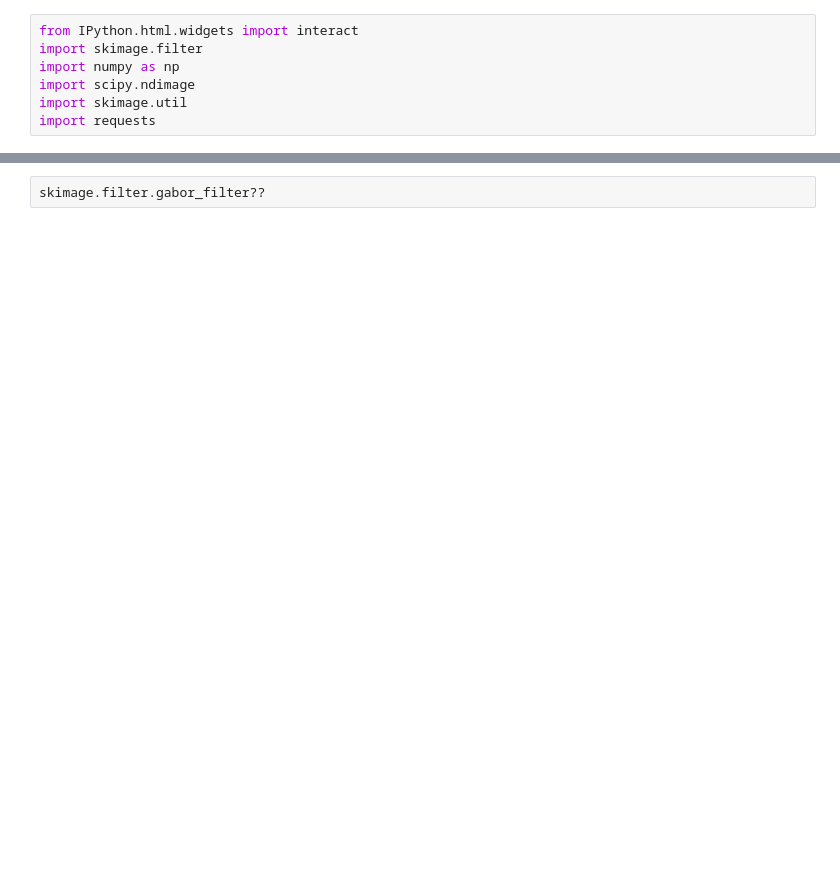
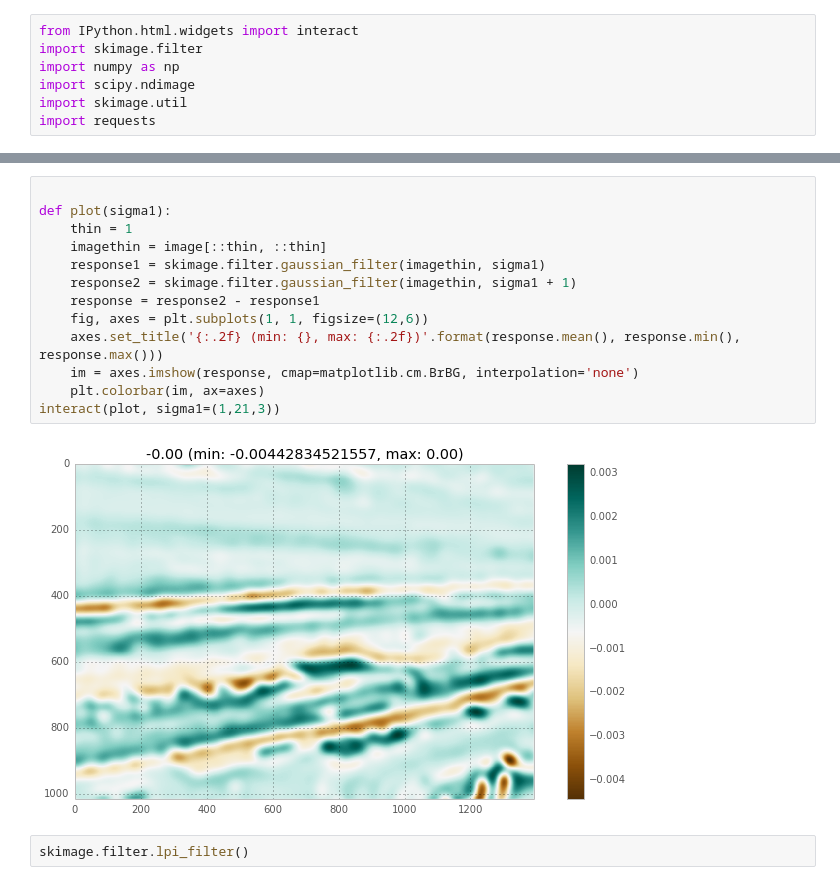
Before and after one commit to SiggyF/notebooks, a Jupyter notebook: gabor.ipynb, the cells around one changed output, grey strips where cells are left out. Saved outputs shown, nothing was run; the diff lists cells and outputs as text; blank space fills up the shorter version.

Commit message:
testing filters

```diff
--- a/gabor.ipynb
+++ b/gabor.ipynb
@@ -41,2 +42,17 @@ interact(plot, frequency=(0.05,0.25, 0.05), sigma=(1,9), theta=(0, np.pi, 0.05*n
+# %%
+
+def plot(sigma1):
+    thin = 1
+    imagethin = image[::thin, ::thin]
+    response1 = skimage.filter.gaussian_filter(imagethin, sigma1)
+    response2 = skimage.filter.gaussian_filter(imagethin, sigma1 + 1)
+    response = response2 - response1
+    fig, axes = plt.subplots(1, 1, figsize=(12,6))
+    axes.set_title('{:.2f} (min: {}, max: {:.2f})'.format(response.mean(), response.min(), response.max()))
+    im = axes.imshow(response, cmap=matplotlib.cm.BrBG, interpolation='none')
+    plt.colorbar(im, ax=axes)
+interact(plot, sigma1=(1,21,3))
+# %% [output]
+[figure, added]
 # %%
-skimage.filter.gabor_filter??
+skimage.filter.lpi_filter()
```
Also changed, not shown: parts of 6 cells of this notebook, 1 other file.
